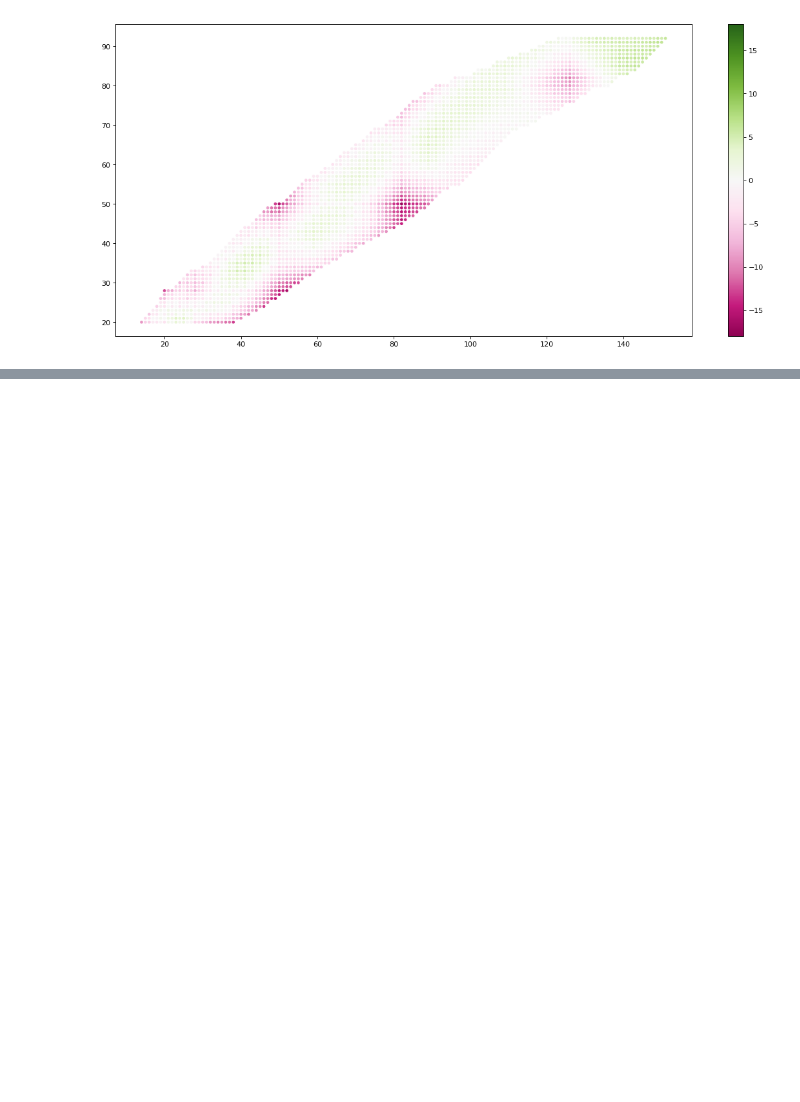
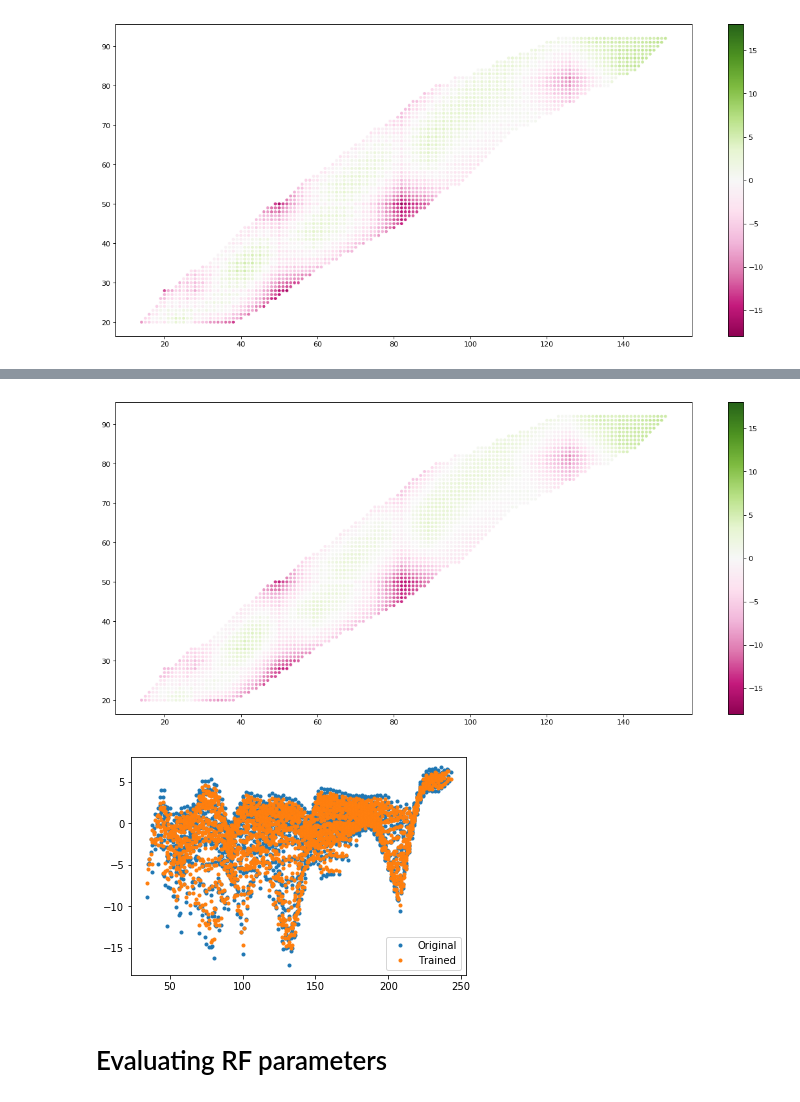
Before and after one commit to MAtthewCrow12/CrowleyDLP, a Jupyter notebook: MLtrial.ipynb, the cells around one changed output, grey strips where cells are left out. Cells and saved outputs as stored; diff of their text form; code cells hidden in the pictures; blank space fills up the shorter version.

```diff
--- a/MLtrial.ipynb
+++ b/MLtrial.ipynb
@@ -177,0 +402,8 @@ plt.show()
+# %%
+X=np.transpose(np.stack((N,Z,N+Z,N-Z,np.exp(-(20-N)**2/20.),np.exp(-(20-Z)**2/20.),np.exp(-(28-N)**2/20.),np.exp(-(28-Z)**2/20.),np.exp(-(50-N)**2/20.),np.exp(-(50-Z)**2/20.),np.exp(-(80-N)**2/20.),np.exp(-(80-Z)**2/20.),np.exp(-(126-N)**2/20.),np.exp(-(126-Z)**2/20.))))
+
+#train test split
+X_train, X_test, y_train, y_test = train_test_split(X,y)
+# %%
+# Instantiate model
+rf.fit(X_train, y_train);
@@ -177,0 +483,20 @@ plt.show()
+# %%
+#Have to refit rf with all of X and y
+#Unlike with scaling
+
+pred_all = rf.predict(X)
+fig=plt.figure(figsize=(18, 8), dpi= 80, facecolor='w', edgecolor='k')
+sc = plt.scatter(np.transpose(X)[0],np.transpose(X)[1],c=pred_all,cmap='PiYG',vmin=-ext,vmax=ext,s=10)
+plt.colorbar(sc)
+plt.show()
+
+
+plt.plot(N+Z,y,'o',markersize=3,label='Original')
+plt.plot(np.transpose(X)[0]+np.transpose(X)[1],pred_all,'o',markersize=3,label='Trained')
+plt.legend()
+plt.show()
+# %% [output]
+[figure, added]
+[figure, added]
+# %% [markdown]
+# Evaluating RF parameters
```
Also changed, not shown: parts of 32 cells of this notebook.
